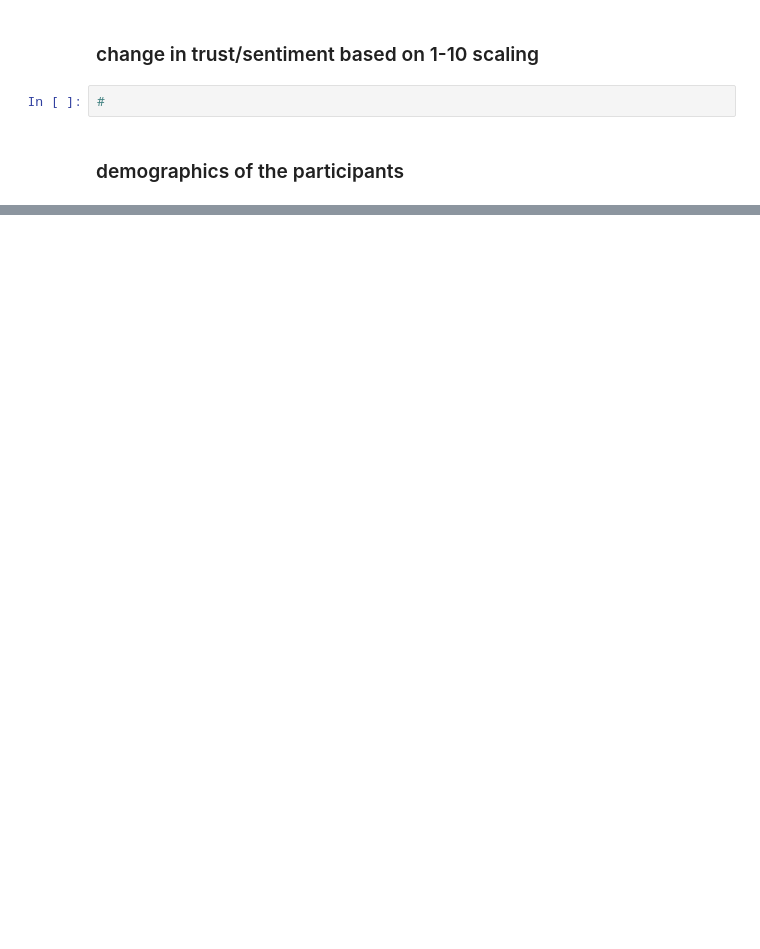
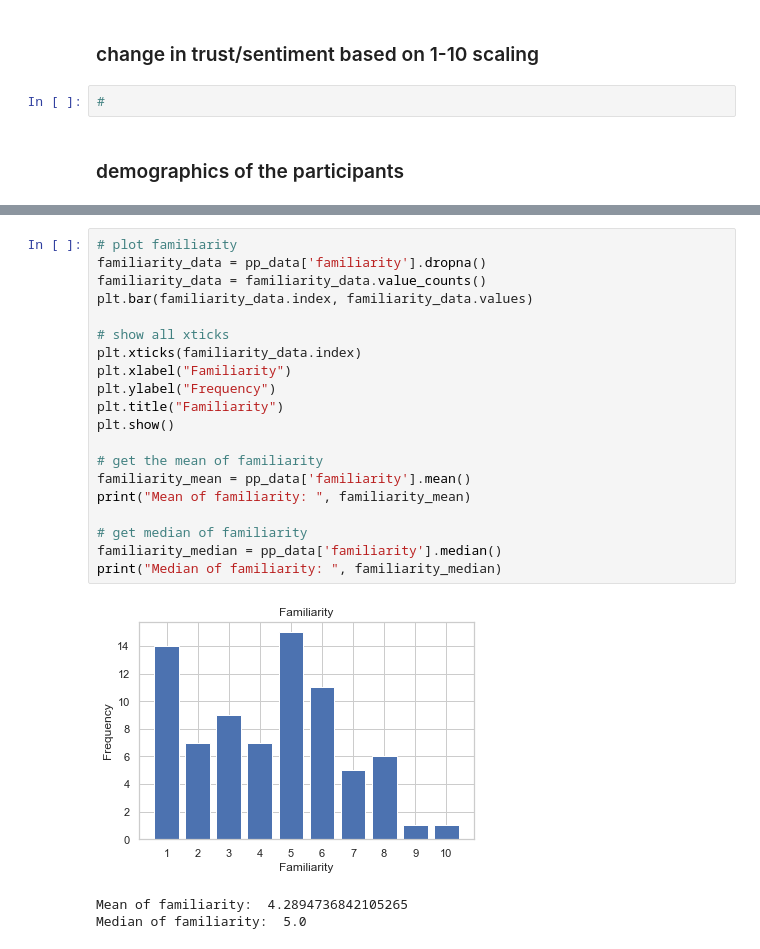
Before and after one commit to bendjko/CSE-527S-Final-Project, a Jupyter notebook: ben_testing.ipynb, the cells around one changed output, grey strips where cells are left out. Cells and saved outputs as stored; diff of their text form; blank space fills up the shorter version.

```diff
--- a/ben_testing.ipynb
+++ b/ben_testing.ipynb
@@ -314,0 +405,24 @@ print(field_of_study_data)
+# %%
+# plot familiarity
+familiarity_data = pp_data['familiarity'].dropna()
+familiarity_data = familiarity_data.value_counts()
+plt.bar(familiarity_data.index, familiarity_data.values)
+
+# show all xticks
+plt.xticks(familiarity_data.index)
+plt.xlabel("Familiarity")
+plt.ylabel("Frequency")
+plt.title("Familiarity")
+plt.show()
+
+# get the mean of familiarity
+familiarity_mean = pp_data['familiarity'].mean()
+print("Mean of familiarity: ", familiarity_mean)
+
+# get median of familiarity
+familiarity_median = pp_data['familiarity'].median()
+print("Median of familiarity: ", familiarity_median)
+# %% [output]
+[figure, added]
+Mean of familiarity:  4.2894736842105265
+Median of familiarity:  5.0
```
Also changed, not shown: parts of 9 cells of this notebook.
